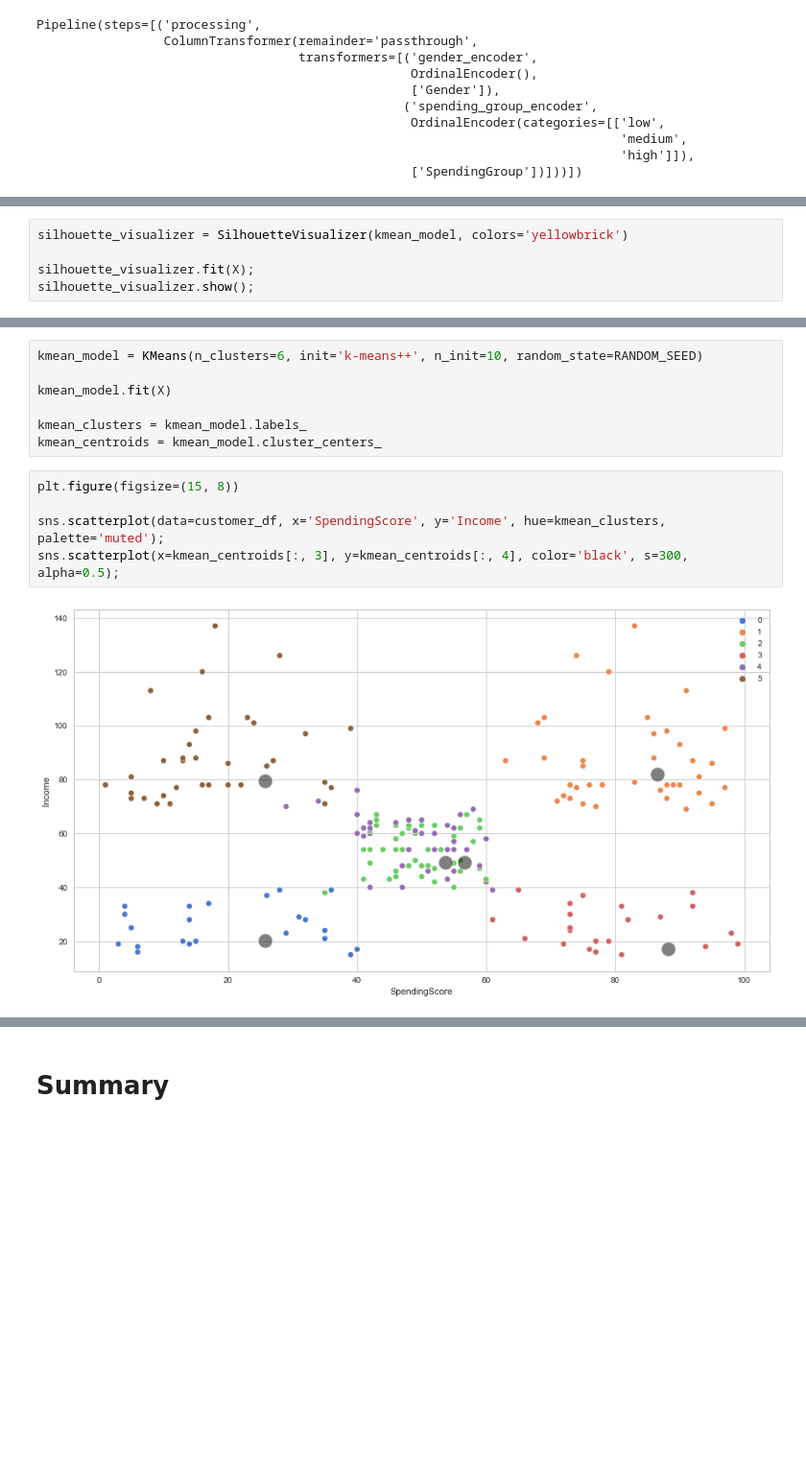
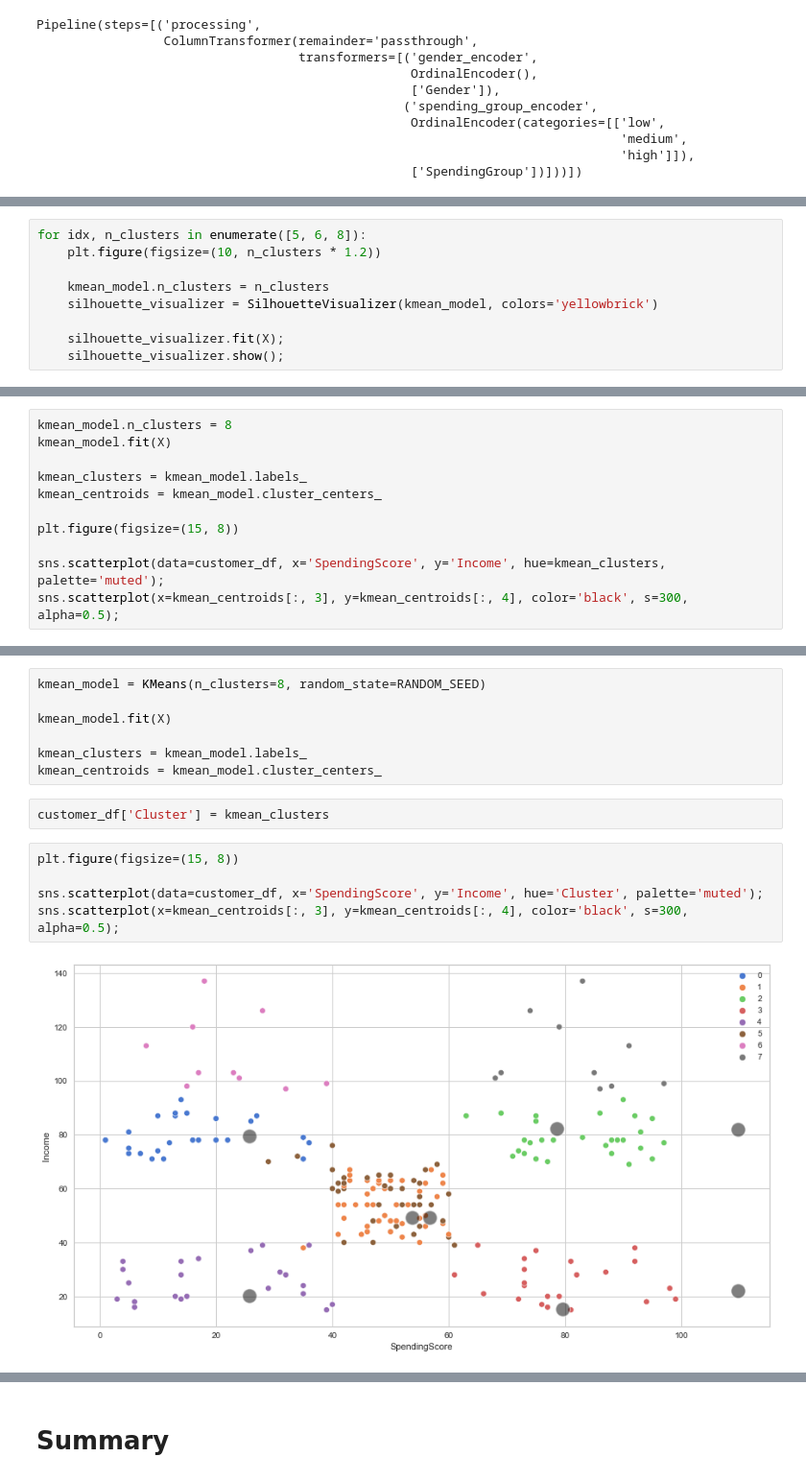
Before and after one commit to roma-glushko/kaggle-mall-customer-segmentation, a Jupyter notebook: index.ipynb, the cells around one changed output, grey strips where cells are left out. Shown at 96% size. Cells and saved outputs as stored; diff of their text form; blank space fills up the shorter version.

```diff
--- a/index.ipynb
+++ b/index.ipynb
@@ -270,6 +264,10 @@ elbow_visualizer.show();
 # %%
-silhouette_visualizer = SilhouetteVisualizer(kmean_model, colors='yellowbrick')
+for idx, n_clusters in enumerate([5, 6, 8]):
+    plt.figure(figsize=(10, n_clusters * 1.2))
 
-silhouette_visualizer.fit(X);
-silhouette_visualizer.show();
+    kmean_model.n_clusters = n_clusters
+    silhouette_visualizer = SilhouetteVisualizer(kmean_model, colors='yellowbrick')
+
+    silhouette_visualizer.fit(X);
+    silhouette_visualizer.show();
 # %% [output]
@@ -276,0 +289,11 @@ silhouette_visualizer.show();
+# %%
+kmean_model.n_clusters = 8
+kmean_model.fit(X)
+
+kmean_clusters = kmean_model.labels_
+kmean_centroids = kmean_model.cluster_centers_
+
+plt.figure(figsize=(15, 8))
+
+sns.scatterplot(data=customer_df, x='SpendingScore', y='Income', hue=kmean_clusters, palette='muted');
+sns.scatterplot(x=kmean_centroids[:, 3], y=kmean_centroids[:, 4], color='black', s=300, alpha=0.5);
@@ -277,14 +308,16 @@ silhouette_visualizer.show();
 # %%
-kmean_model = KMeans(n_clusters=6, init='k-means++', n_init=10, random_state=RANDOM_SEED)
+kmean_model = KMeans(n_clusters=8, random_state=RANDOM_SEED)
 
 kmean_model.fit(X)
 
 kmean_clusters = kmean_model.labels_
 kmean_centroids = kmean_model.cluster_centers_
+# %%
+customer_df['Cluster'] = kmean_clusters
 # %%
 plt.figure(figsize=(15, 8))
 
-sns.scatterplot(data=customer_df, x='SpendingScore', y='Income', hue=kmean_clusters, palette='muted');
+sns.scatterplot(data=customer_df, x='SpendingScore', y='Income', hue='Cluster', palette='muted');
 sns.scatterplot(x=kmean_centroids[:, 3], y=kmean_centroids[:, 4], color='black', s=300, alpha=0.5);
 # %% [output]
-[figure, old version]
+[figure, new version]
```
Also changed, not shown: parts of 26 cells of this notebook.
